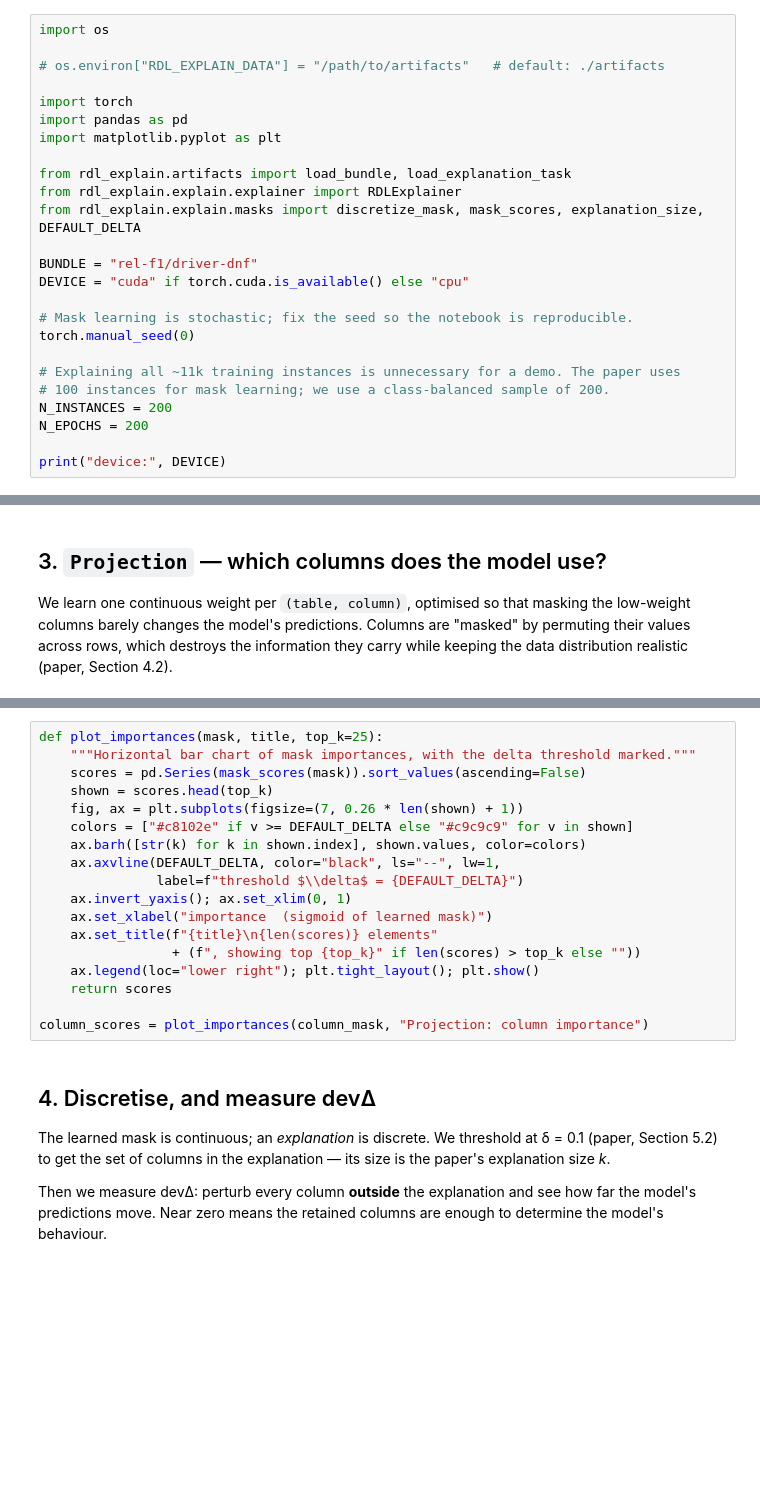
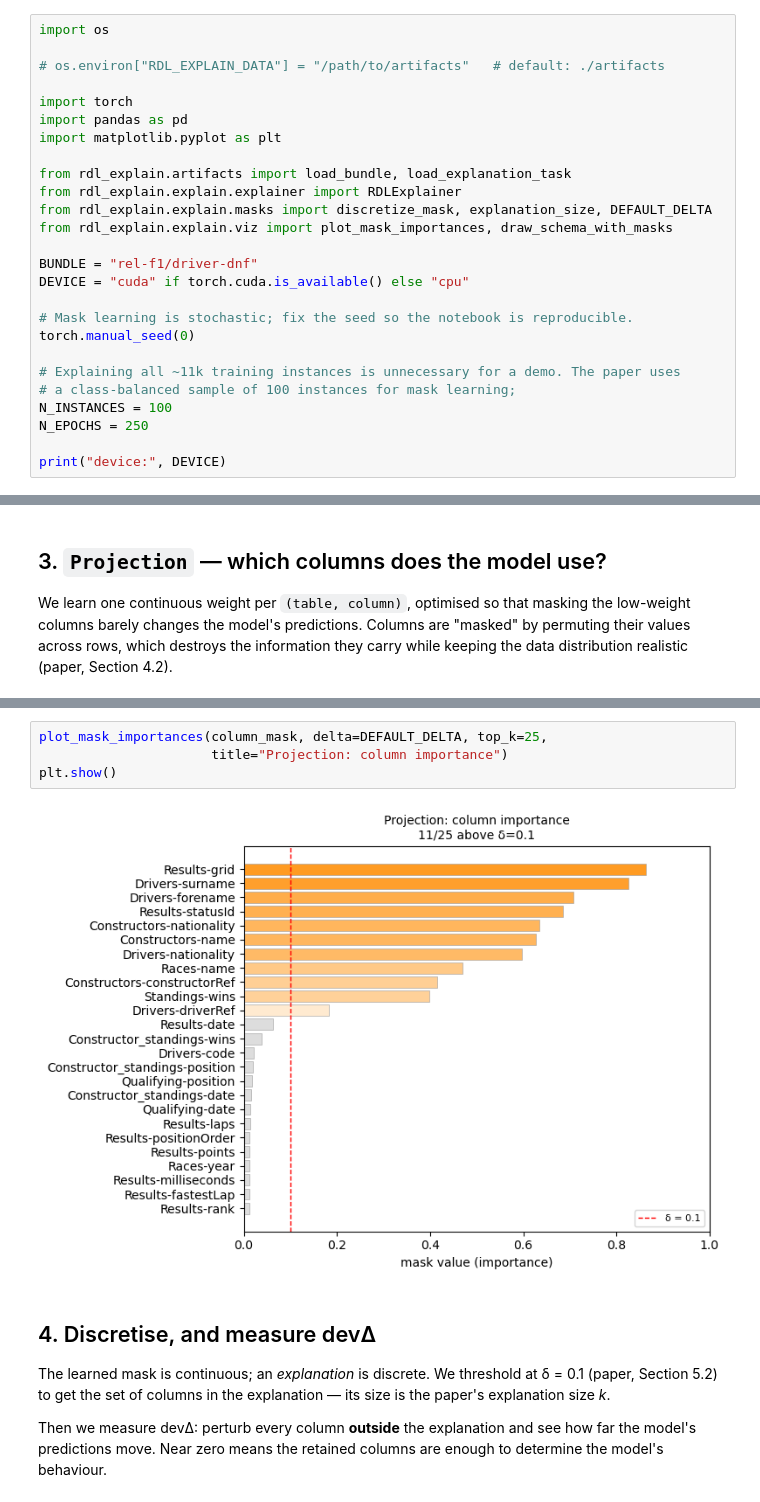
Before and after one commit to agapiR/rdl-explain, a Jupyter notebook: notebooks/01_explain_rel_f1.ipynb, the cells around one changed output, grey strips where cells are left out. Cells and saved outputs as stored; diff of their text form; blank space fills up the shorter version.

Commit message:
Use the package's visualisations in the entry notebook

```diff
--- a/notebooks/01_explain_rel_f1.ipynb
+++ b/notebooks/01_explain_rel_f1.ipynb
@@ -51,7 +53,8 @@ import matplotlib.pyplot as plt
 
 from rdl_explain.artifacts import load_bundle, load_explanation_task
 from rdl_explain.explain.explainer import RDLExplainer
-from rdl_explain.explain.masks import discretize_mask, mask_scores, explanation_size, DEFAULT_DELTA
+from rdl_explain.explain.masks import discretize_mask, explanation_size, DEFAULT_DELTA
+from rdl_explain.explain.viz import plot_mask_importances, draw_schema_with_masks
 
 BUNDLE = "rel-f1/driver-dnf"
 DEVICE = "cuda" if torch.cuda.is_available() else "cpu"
@@ -60,8 +63,8 @@ DEVICE = "cuda" if torch.cuda.is_available() else "cpu"
 torch.manual_seed(0)
 
 # Explaining all ~11k training instances is unnecessary for a demo. The paper uses
-# 100 instances for mask learning; we use a class-balanced sample of 200.
-N_INSTANCES = 200
-N_EPOCHS = 200
+# a class-balanced sample of 100 instances for mask learning;
+N_INSTANCES = 100
+N_EPOCHS = 250
 
 print("device:", DEVICE)
@@ -117,21 +150,9 @@ print(f"learned {len(column_mask)} column weights in {column_metrics['time']:.0f
-# %%
-def plot_importances(mask, title, top_k=25):
-    """Horizontal bar chart of mask importances, with the delta threshold marked."""
-    scores = pd.Series(mask_scores(mask)).sort_values(ascending=False)
-    shown = scores.head(top_k)
-    fig, ax = plt.subplots(figsize=(7, 0.26 * len(shown) + 1))
-    colors = ["#c8102e" if v >= DEFAULT_DELTA else "#c9c9c9" for v in shown]
-    ax.barh([str(k) for k in shown.index], shown.values, color=colors)
-    ax.axvline(DEFAULT_DELTA, color="black", ls="--", lw=1,
-               label=f"threshold $\\delta$ = {DEFAULT_DELTA}")
-    ax.invert_yaxis(); ax.set_xlim(0, 1)
-    ax.set_xlabel("importance  (sigmoid of learned mask)")
-    ax.set_title(f"{title}\n{len(scores)} elements"
-                 + (f", showing top {top_k}" if len(scores) > top_k else ""))
-    ax.legend(loc="lower right"); plt.tight_layout(); plt.show()
-    return scores
-
-column_scores = plot_importances(column_mask, "Projection: column importance")
+# %%
+plot_mask_importances(column_mask, delta=DEFAULT_DELTA, top_k=25,
+                      title="Projection: column importance")
+plt.show()
+# %% [output]
+[figure, added]
 # %% [markdown]
 ## 4. Discretise, and measure devΔ
 
```
Also changed, not shown: parts of 15 cells of this notebook.
